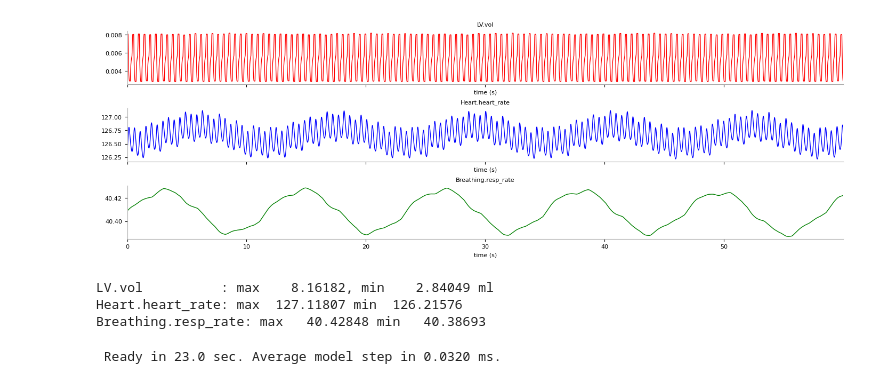
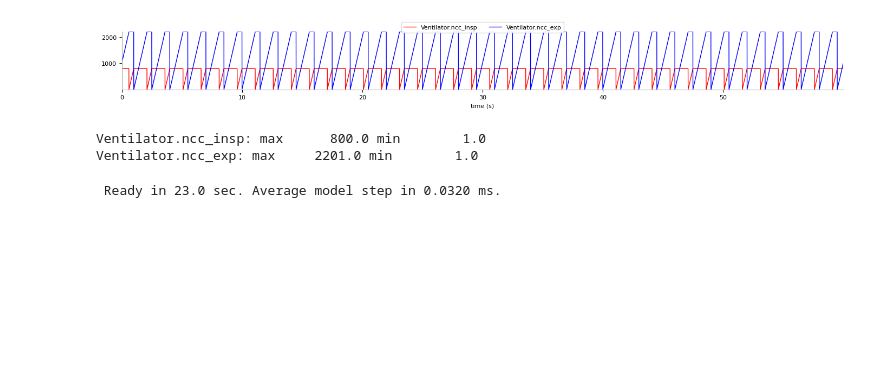
Before and after one commit to Dobutamine/explain-python, a Jupyter notebook: notebooks/normal_neonate.ipynb, the cells around one changed output. Cells and saved outputs as stored; diff of their text form; code cells hidden in the pictures; blank space fills up the shorter version.

```diff
--- a/notebooks/normal_neonate.ipynb
+++ b/notebooks/normal_neonate.ipynb
@@ -34,10 +34,9 @@ io.calculate(10)
 # %%
-t = io.plot_time_graph(["LV.vol", "Heart.heart_rate", "Breathing.resp_rate"], combined=False, sharey=False, time_to_calculate=60, fill=False)
+t = io.plot_time_graph(["Ventilator.ncc_insp","Ventilator.ncc_exp"], combined=True, time_to_calculate=60, fill=False)
 # %% [output]
-[figure, old version]
+[figure, new version]
-LV.vol          : max    8.16182, min    2.84049 ml
-Heart.heart_rate: max  127.11807 min  126.21576
-Breathing.resp_rate: max   40.42848 min   40.38693
+Ventilator.ncc_insp: max      800.0 min        1.0
+Ventilator.ncc_exp: max     2201.0 min        1.0
 # %%
 io.calculate(360)
 # %% [output]
```
Also changed, not shown: parts of 1 cell of this notebook, 8 other files.
